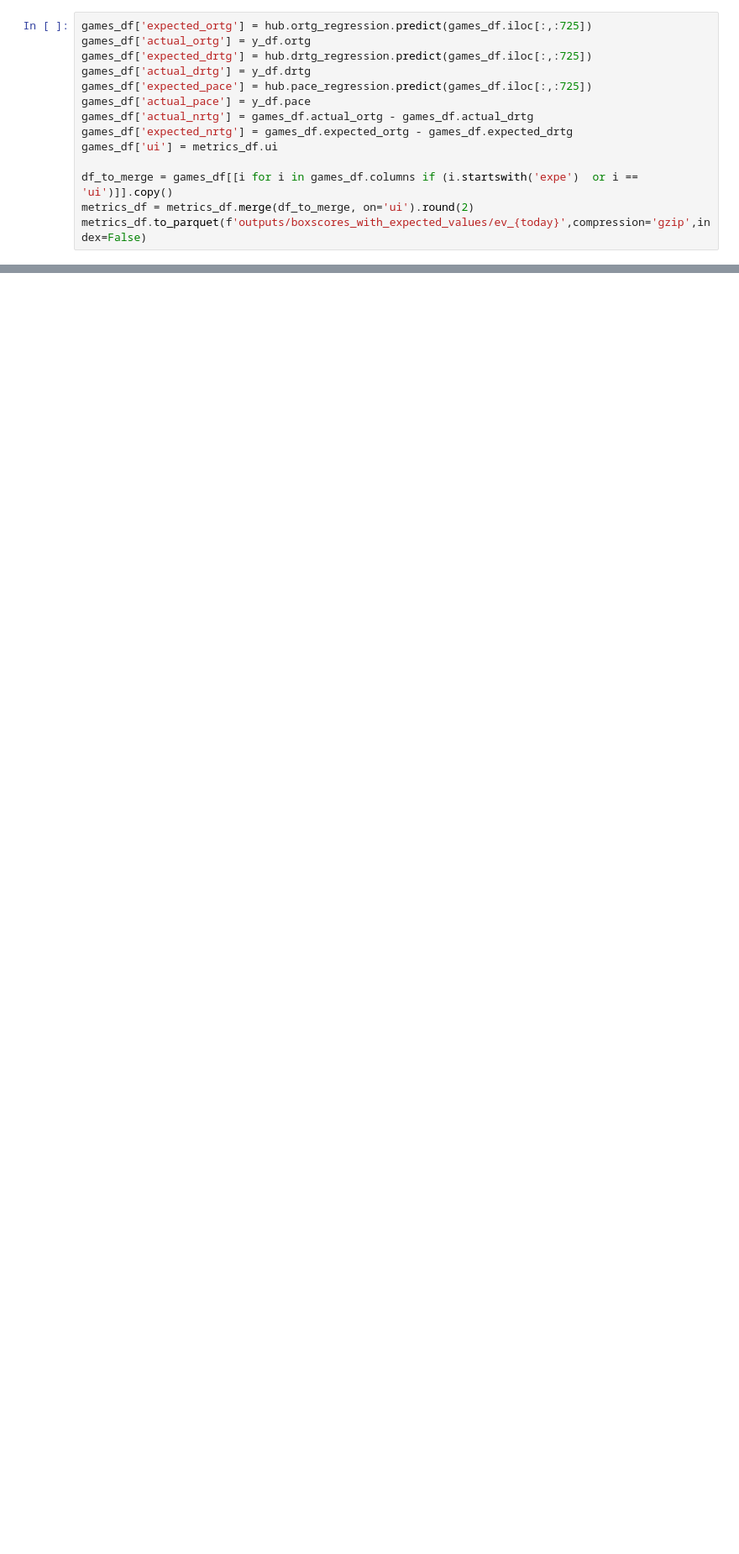
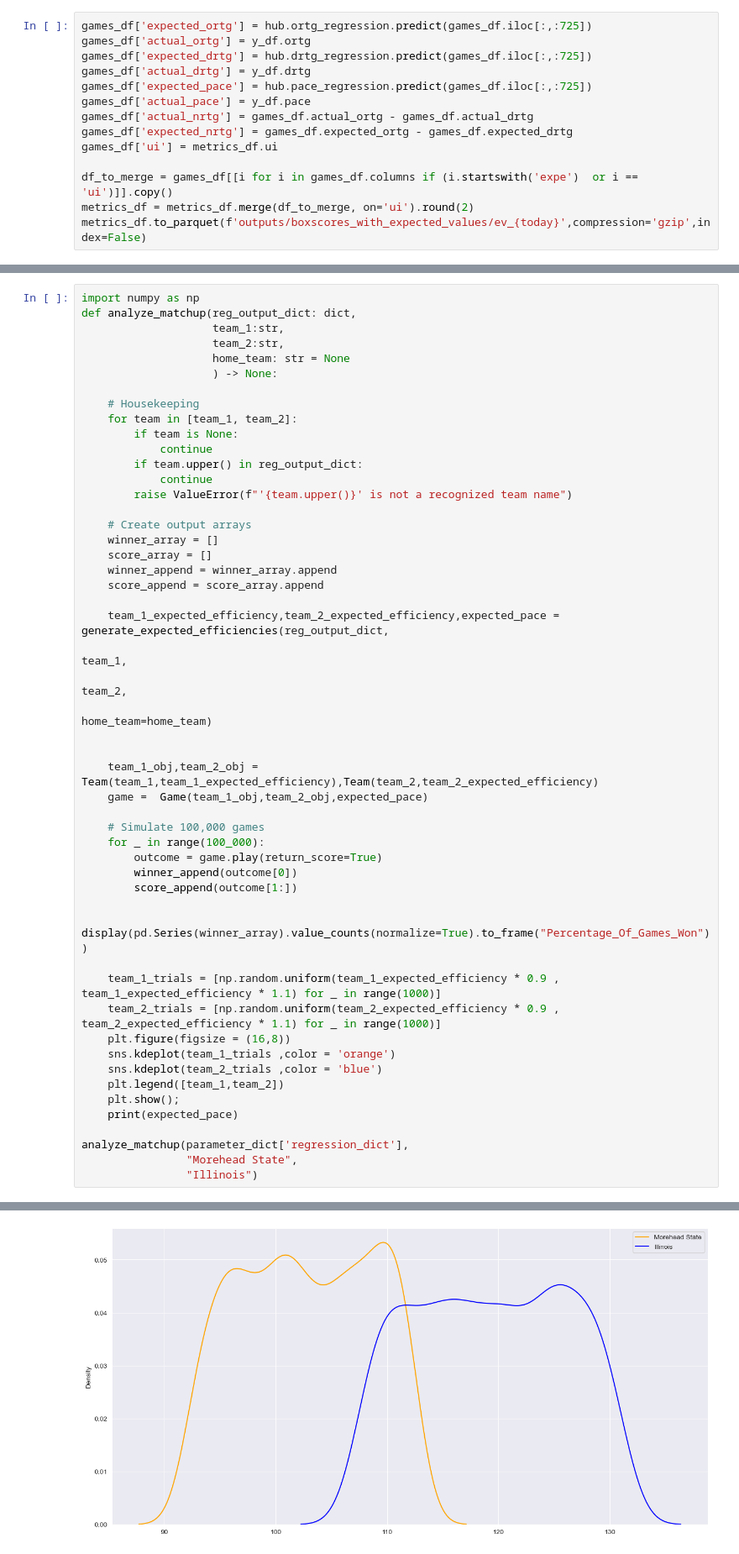
Before and after one commit to fmathews11/Adjusting_Basketball_Stats, a Jupyter notebook: Creating_Adjusted_Stats.ipynb, the cells around one changed output, grey strips where cells are left out. Shown at 84% size. Saved outputs shown, nothing was run; the diff lists cells and outputs as text; blank space fills up the shorter version.

```diff
--- a/Creating_Adjusted_Stats.ipynb
+++ b/Creating_Adjusted_Stats.ipynb
@@ -86,0 +102,52 @@ generate_expected_efficiencies_verbose(parameter_dict['regression_dict'],'Purdue
+# %%
+import numpy as np
+def analyze_matchup(reg_output_dict: dict,
+                    team_1:str,
+                    team_2:str,
+                    home_team: str = None
+                    ) -> None:
+
+    # Housekeeping
+    for team in [team_1, team_2]:
+        if team is None:
+            continue
+        if team.upper() in reg_output_dict:
+            continue
+        raise ValueError(f"'{team.upper()}' is not a recognized team name")
+
+    # Create output arrays
+    winner_array = []
+    score_array = []
+    winner_append = winner_array.append
+    score_append = score_array.append
+
+    team_1_expected_efficiency,team_2_expected_efficiency,expected_pace = generate_expected_efficiencies(reg_output_dict,
+                                                                                                         team_1,
+                                                                                                         team_2,
+                                                                                                         home_team=home_team)
+
+
+    team_1_obj,team_2_obj = Team(team_1,team_1_expected_efficiency),Team(team_2,team_2_expected_efficiency)
+    game =  Game(team_1_obj,team_2_obj,expected_pace)
+
+    # Simulate 100,000 games
+    for _ in range(100_000):
+        outcome = game.play(return_score=True)
+        winner_append(outcome[0])
+        score_append(outcome[1:])
+
+    display(pd.Series(winner_array).value_counts(normalize=True).to_frame("Percentage_Of_Games_Won"))
+
+    team_1_trials = [np.random.uniform(team_1_expected_efficiency * 0.9 , team_1_expected_efficiency * 1.1) for _ in range(1000)]
+    team_2_trials = [np.random.uniform(team_2_expected_efficiency * 0.9 , team_2_expected_efficiency * 1.1) for _ in range(1000)]
+    plt.figure(figsize = (16,8))
+    sns.kdeplot(team_1_trials ,color = 'orange')
+    sns.kdeplot(team_2_trials ,color = 'blue')
+    plt.legend([team_1,team_2])
+    plt.show();
+    print(expected_pace)
+
+analyze_matchup(parameter_dict['regression_dict'],
+                "Morehead State",
+                "Illinois")
+# %% [output]
@@ -86,0 +157 @@ generate_expected_efficiencies_verbose(parameter_dict['regression_dict'],'Purdue
+[figure, added]
```
Also changed, not shown: parts of 7 cells of this notebook, 2 other files.
